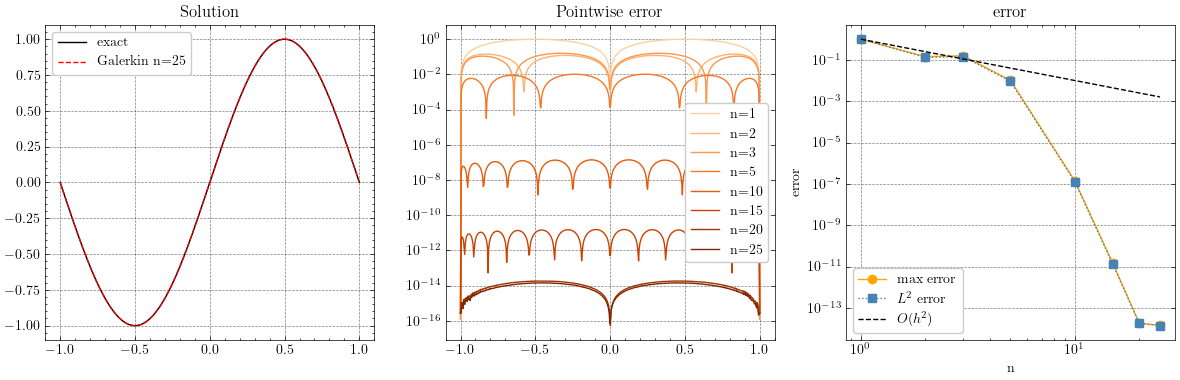
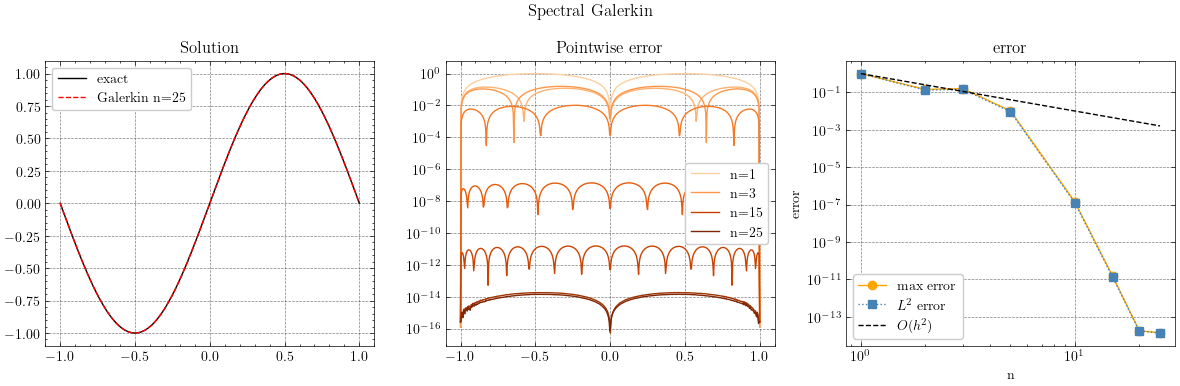
Unified diff of the notebook cell whose output changed from the first chart to the second:
--- before
+++ after
@@ -18,4 +18,6 @@
 colors = plt.cm.Oranges(np.linspace(0.25, 1, len(N_vals)))
 
+fig.suptitle("Spectral Galerkin")
+
 # Left: solution for largest n
 n = N_vals[-1]
@@ -27,6 +29,6 @@
 # Right: pointwise error for each n
 for i, n in enumerate(N_vals):
-    axes[1].plot(x, errors[i], label=f'n={n}', color=colors[i])
     label = f'n={n}' if i in [0, len(N_vals)//3, 2*len(N_vals)//3, len(N_vals)-1] else None
+    axes[1].plot(x, errors[i], label=label, color=colors[i])
 axes[1].legend()
 axes[1].set_yscale("log")

Commit: updated plots